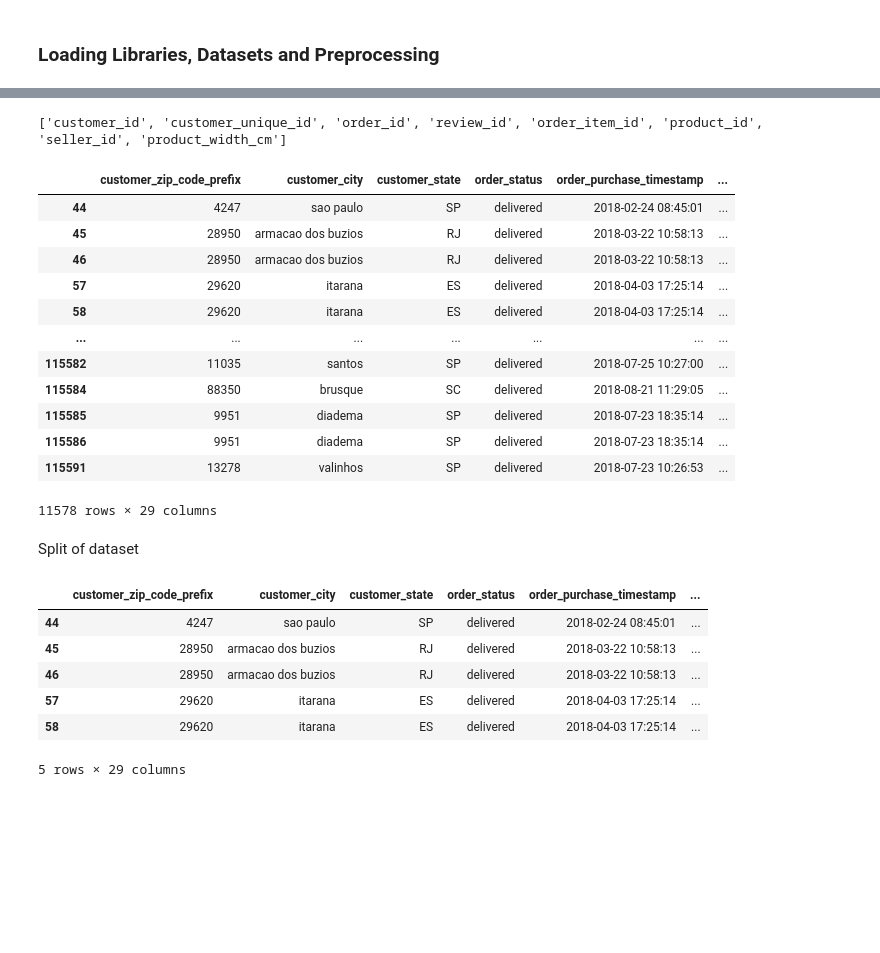
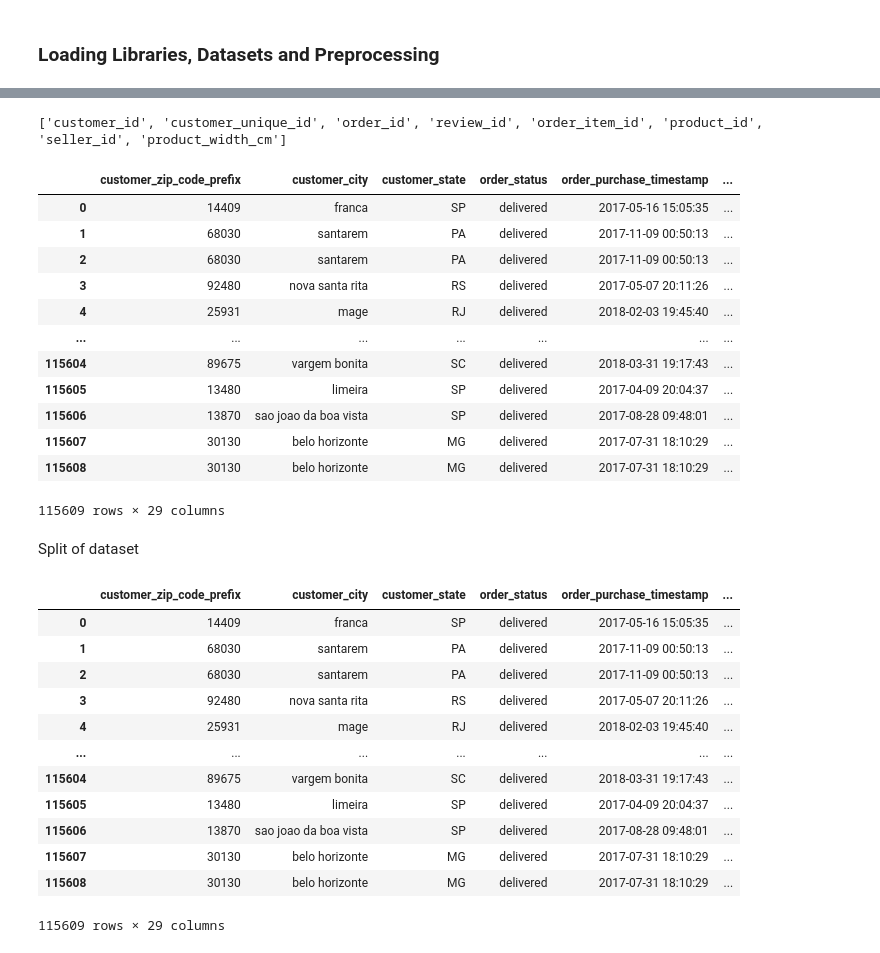
Before and after one commit to sebin0817/data-mining-project, a Jupyter notebook: Raul_Random_Forest-checkpoint.ipynb, the cells around one changed output, grey strips where cells are left out. Saved outputs shown, nothing was run; the diff lists cells and outputs as text; code cells hidden in the pictures; blank space fills up the shorter version.

```diff
--- a/Raul_Random_Forest-checkpoint.ipynb
+++ b/Raul_Random_Forest-checkpoint.ipynb
@@ -36,6 +36,6 @@ compiled_df = compiled_df.merge(data_product_cate_name, how='inner', on='product
 
 # Remove missing values
 
-compiled_df = compiled_df.dropna(axis = 0)
+compiled_df.dropna(subset=['order_delivered_carrier_date', 'order_delivered_customer_date','product_weight_g', 'product_length_cm', 'product_width_cm', 'product_height_cm']).reset_index()
 display(compiled_df)
 # %% [output]
@@ -80,45 +81,51 @@ display(pre_data)
 # %% [output]
 ['customer_id', 'customer_unique_id', 'order_id', 'review_id', 'order_item_id', 'product_id', 'seller_id', 'product_width_cm']
 |  | customer_zip_code_prefix | customer_city | customer_state | order_status | order_purchase_timestamp | ... |
-| 44 | 4247 | sao paulo | SP | delivered | 2018-02-24 08:45:01 | ... |
-| 45 | 28950 | armacao dos buzios | RJ | delivered | 2018-03-22 10:58:13 | ... |
-| 46 | 28950 | armacao dos buzios | RJ | delivered | 2018-03-22 10:58:13 | ... |
-| 57 | 29620 | itarana | ES | delivered | 2018-04-03 17:25:14 | ... |
-| 58 | 29620 | itarana | ES | delivered | 2018-04-03 17:25:14 | ... |
+| 0 | 14409 | franca | SP | delivered | 2017-05-16 15:05:35 | ... |
+| 1 | 68030 | santarem | PA | delivered | 2017-11-09 00:50:13 | ... |
+| 2 | 68030 | santarem | PA | delivered | 2017-11-09 00:50:13 | ... |
+| 3 | 92480 | nova santa rita | RS | delivered | 2017-05-07 20:11:26 | ... |
+| 4 | 25931 | mage | RJ | delivered | 2018-02-03 19:45:40 | ... |
 | ... | ... | ... | ... | ... | ... | ... |
-| 115582 | 11035 | santos | SP | delivered | 2018-07-25 10:27:00 | ... |
-| 115584 | 88350 | brusque | SC | delivered | 2018-08-21 11:29:05 | ... |
-| 115585 | 9951 | diadema | SP | delivered | 2018-07-23 18:35:14 | ... |
-| 115586 | 9951 | diadema | SP | delivered | 2018-07-23 18:35:14 | ... |
-| 115591 | 13278 | valinhos | SP | delivered | 2018-07-23 10:26:53 | ... |
+| 115604 | 89675 | vargem bonita | SC | delivered | 2018-03-31 19:17:43 | ... |
+| 115605 | 13480 | limeira | SP | delivered | 2017-04-09 20:04:37 | ... |
+| 115606 | 13870 | sao joao da boa vista | SP | delivered | 2017-08-28 09:48:01 | ... |
+| 115607 | 30130 | belo horizonte | MG | delivered | 2017-07-31 18:10:29 | ... |
+| 115608 | 30130 | belo horizonte | MG | delivered | 2017-07-31 18:10:29 | ... |
-11578 rows × 29 columns
+115609 rows × 29 columns
 # %% [markdown]
 Split of dataset
 # %%
 # converting to datetime
 pre_data['order_purchase_timestamp'] = pd.to_datetime(compiled_df.order_purchase_timestamp)
 pre_data['order_approved_at'] = pd.to_datetime(compiled_df.order_approved_at).dt.date
 pre_data['order_estimated_delivery_date'] = pd.to_datetime(compiled_df.order_estimated_delivery_date).dt.date
 pre_data['order_delivered_customer_date'] = pd.to_datetime(compiled_df.order_delivered_customer_date).dt.date
 
 # Drop columns (that are not in the following list)
 """
 compiled_df1 = pre_data[['order_status','freight_value', 'price',
                  'order_approved_at', 'order_estimated_delivery_date',
                  'order_delivered_customer_date', 'customer_state',
                  'product_category_name_english', 'product_name_lenght', 'product_description_lenght',
                  'product_photos_qty', 'review_score', 'order_purchase_timestamp']]
 compiled_df1
 """
-pre_data.head()
+pre_data
 # %% [output]
 |  | customer_zip_code_prefix | customer_city | customer_state | order_status | order_purchase_timestamp | ... |
-| 44 | 4247 | sao paulo | SP | delivered | 2018-02-24 08:45:01 | ... |
-| 45 | 28950 | armacao dos buzios | RJ | delivered | 2018-03-22 10:58:13 | ... |
-| 46 | 28950 | armacao dos buzios | RJ | delivered | 2018-03-22 10:58:13 | ... |
-| 57 | 29620 | itarana | ES | delivered | 2018-04-03 17:25:14 | ... |
-| 58 | 29620 | itarana | ES | delivered | 2018-04-03 17:25:14 | ... |
+| 0 | 14409 | franca | SP | delivered | 2017-05-16 15:05:35 | ... |
+| 1 | 68030 | santarem | PA | delivered | 2017-11-09 00:50:13 | ... |
+| 2 | 68030 | santarem | PA | delivered | 2017-11-09 00:50:13 | ... |
+| 3 | 92480 | nova santa rita | RS | delivered | 2017-05-07 20:11:26 | ... |
+| 4 | 25931 | mage | RJ | delivered | 2018-02-03 19:45:40 | ... |
+| ... | ... | ... | ... | ... | ... | ... |
+| 115604 | 89675 | vargem bonita | SC | delivered | 2018-03-31 19:17:43 | ... |
+| 115605 | 13480 | limeira | SP | delivered | 2017-04-09 20:04:37 | ... |
+| 115606 | 13870 | sao joao da boa vista | SP | delivered | 2017-08-28 09:48:01 | ... |
+| 115607 | 30130 | belo horizonte | MG | delivered | 2017-07-31 18:10:29 | ... |
+| 115608 | 30130 | belo horizonte | MG | delivered | 2017-07-31 18:10:29 | ... |
-5 rows × 29 columns
+115609 rows × 29 columns
 # %%
 # %pip install statsmodels
 from sklearn.base import BaseEstimator, TransformerMixin
```
Also changed, not shown: parts of 10 cells of this notebook.
